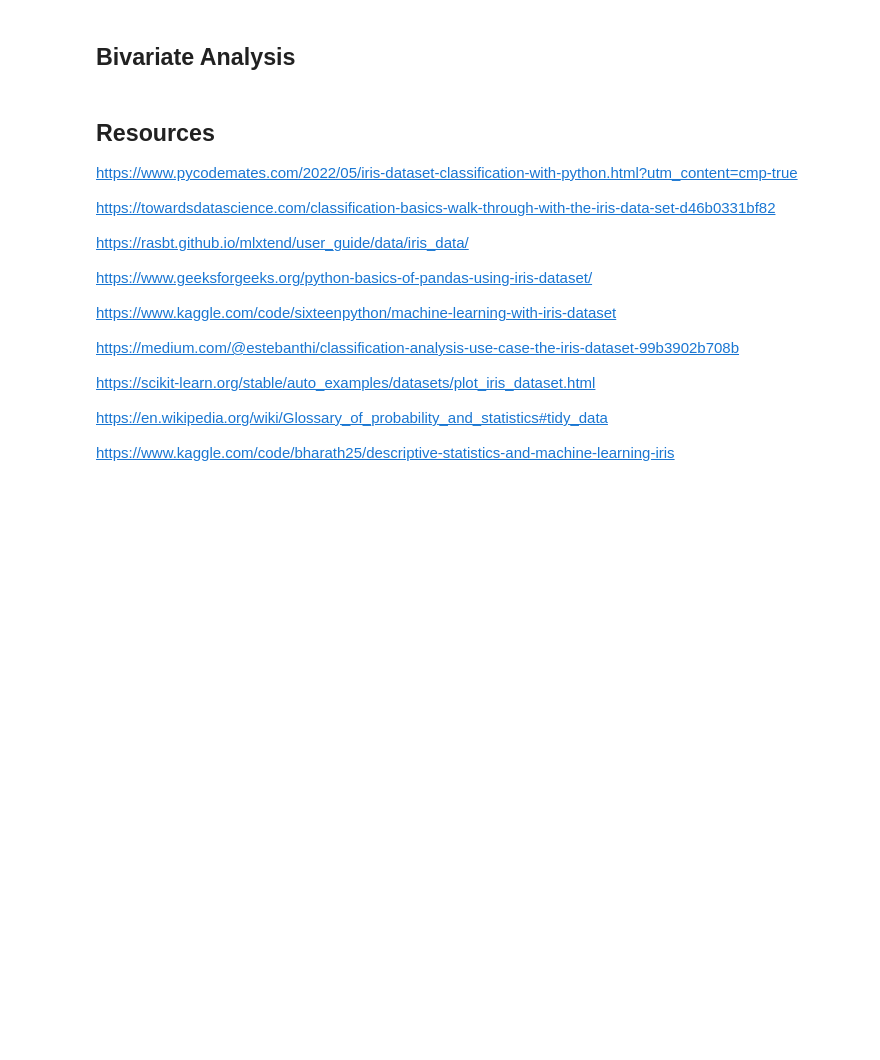
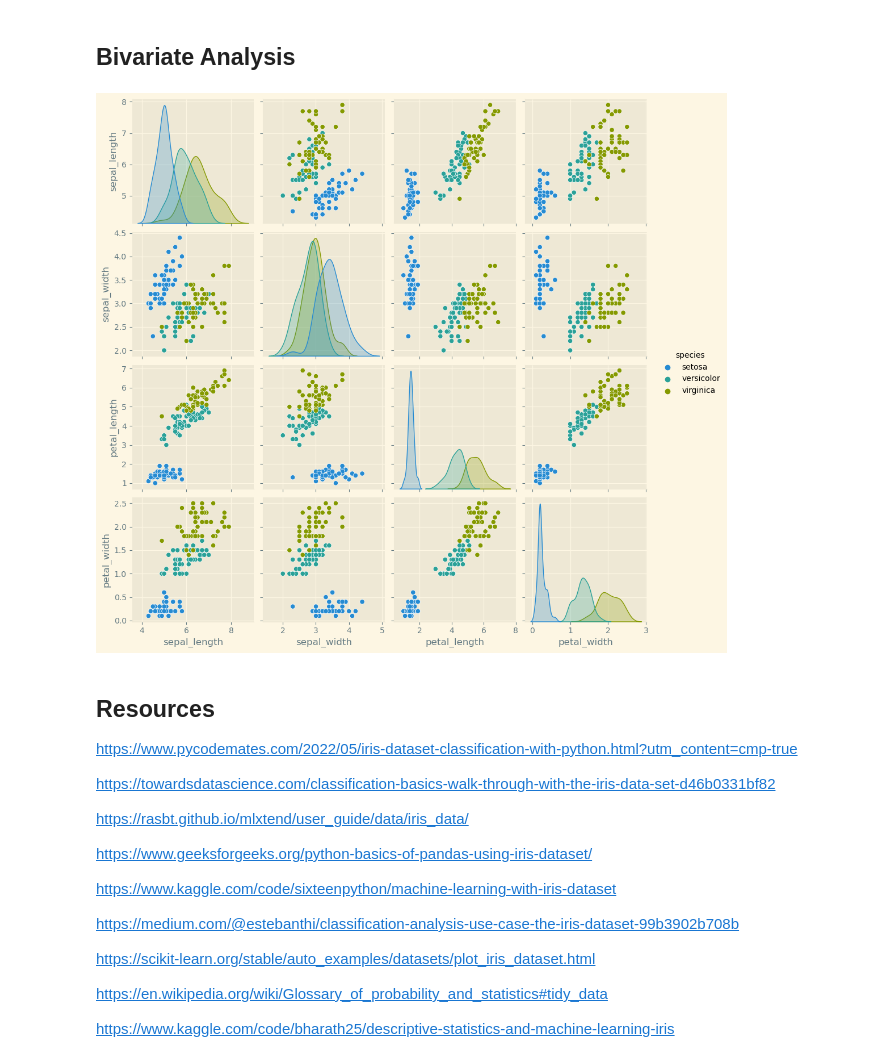
Before and after one commit to lgrealish/foda23, a Jupyter notebook: project.ipynb, the cells around one changed output. Drawn from its saved outputs; the diff is of its cells as text; code cells hidden in the pictures; blank space fills up the shorter version.

Commit message:
Added 3rd hist code, pairplot and some text obs

```diff
--- a/project.ipynb
+++ b/project.ipynb
@@ -409,5 +563,11 @@ ax.legend()
 # %% [markdown]
 ## Bivariate Analysis
+# %%
+sns.pairplot(df,hue='species')
+
+plt.show()
+# %% [output]
+[figure, added]
 # %% [markdown]
 ## Resources<a id="resources"></a>
 
```
Also changed, not shown: parts of 25 cells of this notebook.
